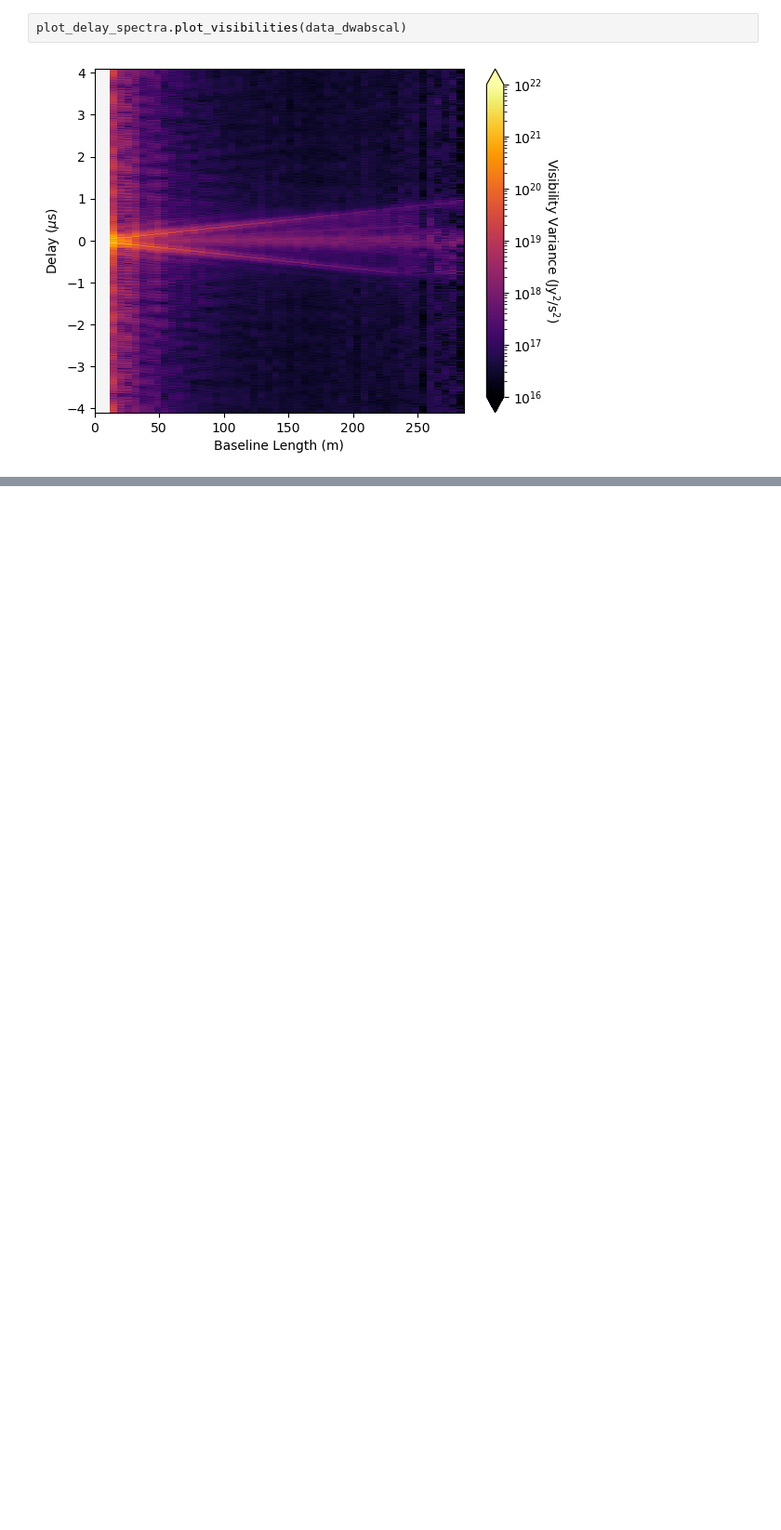
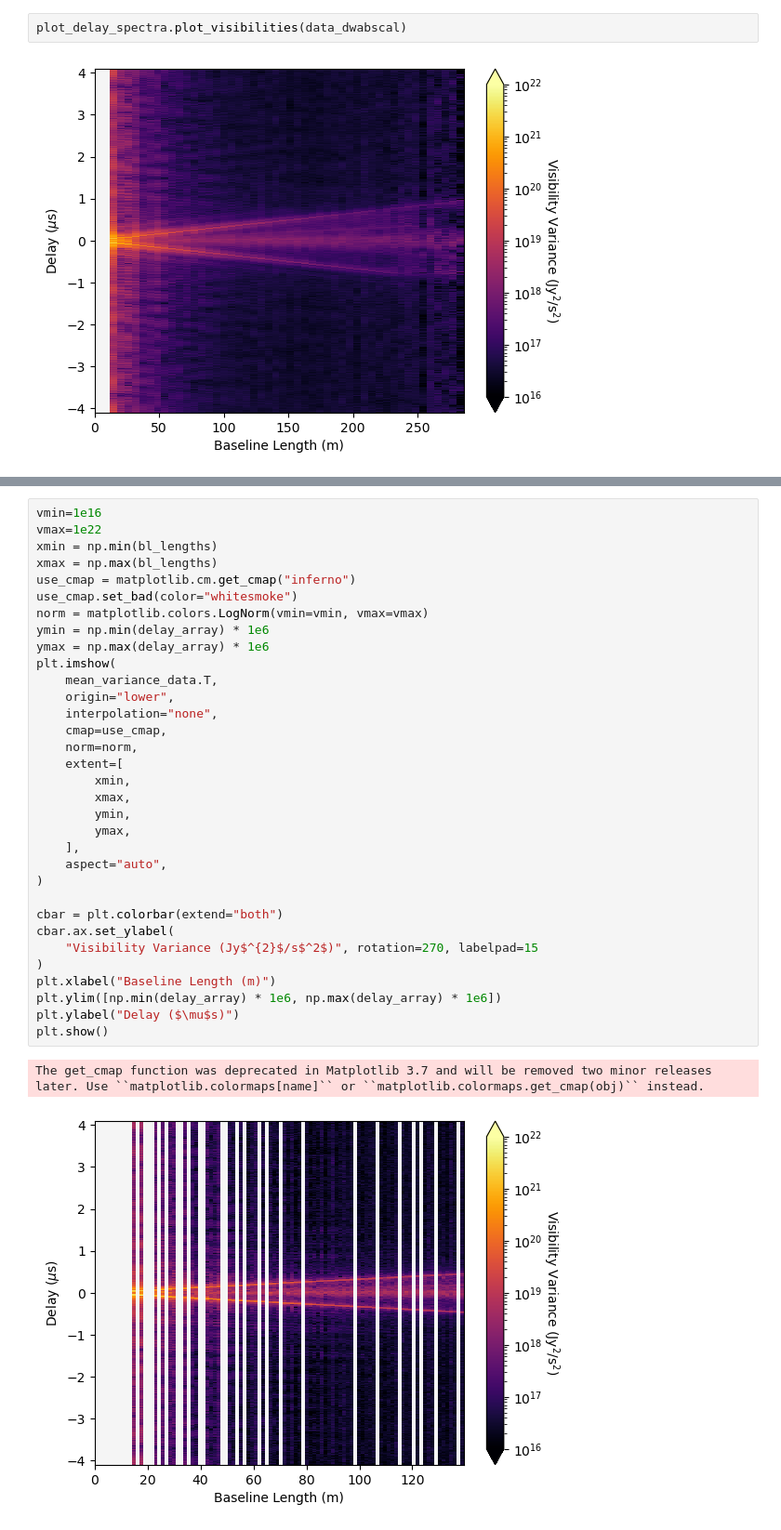
Before and after one commit to rlbyrne/rlb_hera, a Jupyter notebook: visualize_dwabscal_solutions_Jul2024.ipynb, the cells around one changed output, grey strips where cells are left out. Shown: that part at 93% size. Drawn from its saved outputs; the diff is of its cells as text; blank space fills up the shorter version.

```diff
--- a/visualize_dwabscal_solutions_Jul2024.ipynb
+++ b/visualize_dwabscal_solutions_Jul2024.ipynb
@@ -64,0 +210,36 @@ plot_delay_spectra.plot_visibilities(data_dwabscal)
+# %%
+vmin=1e16
+vmax=1e22
+xmin = np.min(bl_lengths)
+xmax = np.max(bl_lengths)
+use_cmap = matplotlib.cm.get_cmap("inferno")
+use_cmap.set_bad(color="whitesmoke")
+norm = matplotlib.colors.LogNorm(vmin=vmin, vmax=vmax)
+ymin = np.min(delay_array) * 1e6
+ymax = np.max(delay_array) * 1e6
+plt.imshow(
+    mean_variance_data.T,
+    origin="lower",
+    interpolation="none",
+    cmap=use_cmap,
+    norm=norm,
+    extent=[
+        xmin,
+        xmax,
+        ymin,
+        ymax,
+    ],
+    aspect="auto",
+)
+
+cbar = plt.colorbar(extend="both")
+cbar.ax.set_ylabel(
+    "Visibility Variance (Jy$^{2}$/s$^2$)", rotation=270, labelpad=15
+)
+plt.xlabel("Baseline Length (m)")
+plt.ylim([np.min(delay_array) * 1e6, np.max(delay_array) * 1e6])
+plt.ylabel("Delay ($\mu$s)")
+plt.show()
+# %% [output]
+The get_cmap function was deprecated in Matplotlib 3.7 and will be removed two minor releases later. Use ``matplotlib.colormaps[name]`` or ``matplotlib.colormaps.get_cmap(obj)`` instead.
+[figure, added]
```
Also changed, not shown: parts of 9 cells of this notebook, 4 other files.
